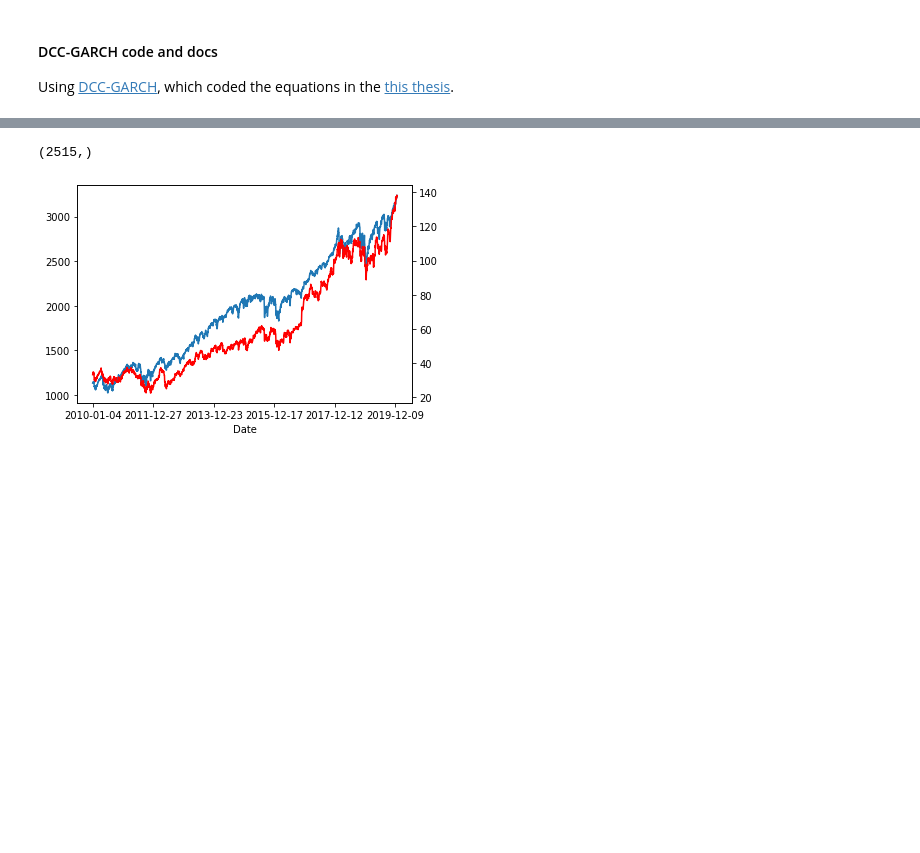
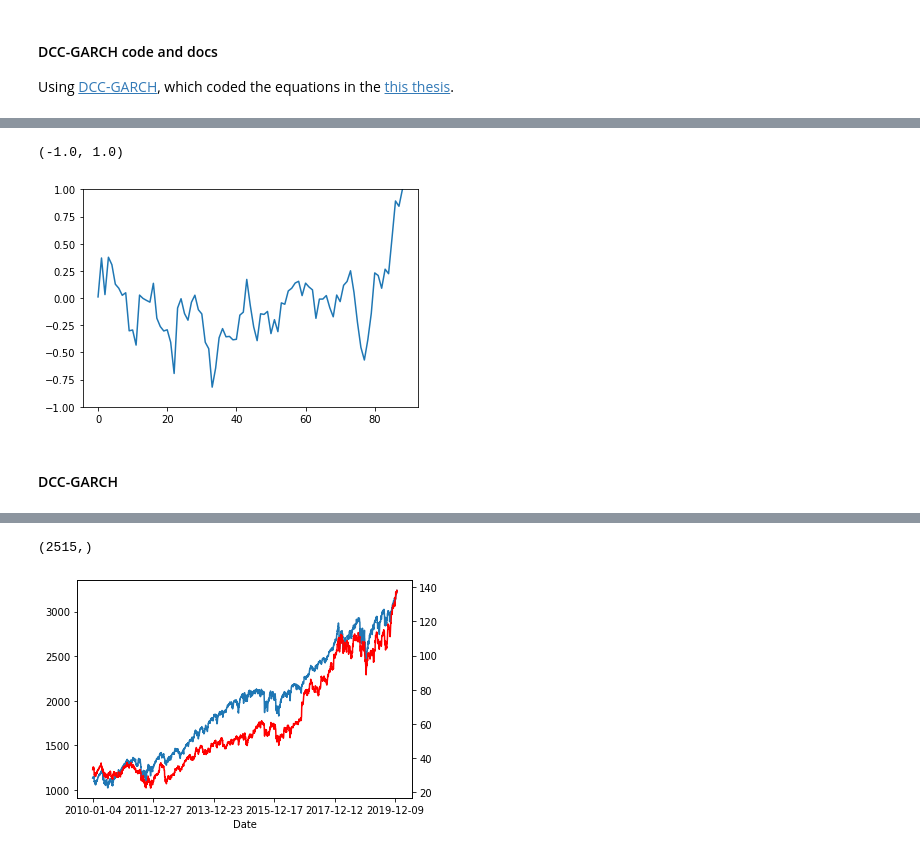
Before and after one commit to syzhang/tops_check, a Jupyter notebook: garch_dcc.ipynb, the cells around one changed output, grey strips where cells are left out. Saved outputs shown, nothing was run; the diff lists cells and outputs as text; code cells hidden in the pictures; blank space fills up the shorter version.

```diff
--- a/garch_dcc.ipynb
+++ b/garch_dcc.ipynb
@@ -501,0 +533,19 @@ class GARCH():
+# %%
+# using sliding window of 10 to calculate pearson correlation
+window_size = 10
+max_time = X.shape[0]
+t_start = window_size
+corr_ls = []
+
+for i in range(max_time-window_size):
+    window_slice = X[t_start+i:t_start+window_size+i,:]
+    corr_ls.append(np.corrcoef(window_slice.T)[0,1])
+# %%
+# sliding window correlation can be really wrong
+plt.plot(corr_ls)
+plt.ylim([-1,1])
+# %% [output]
+(-1.0, 1.0)
+[figure, added]
+# %% [markdown]
+#### DCC-GARCH
```
Also changed, not shown: parts of 29 cells of this notebook, 2 other files.
